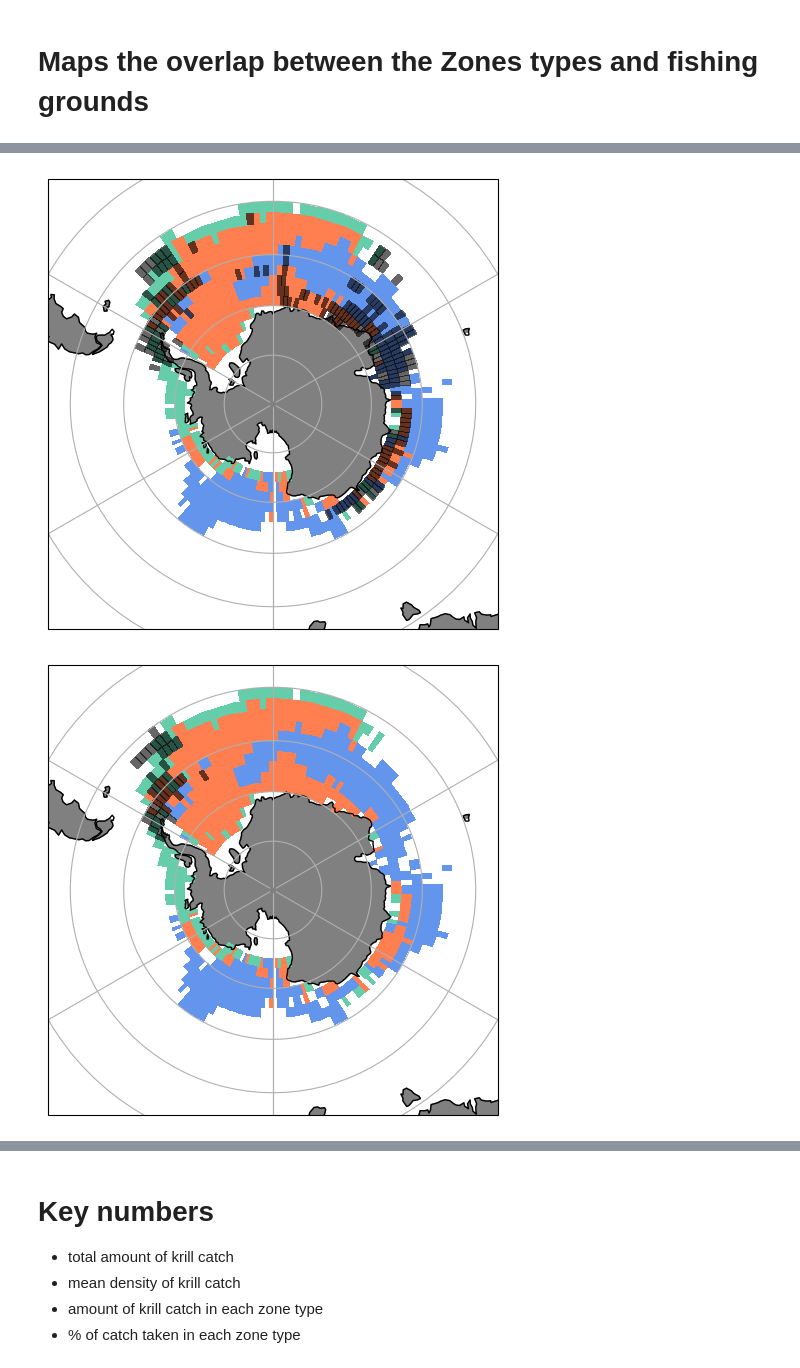
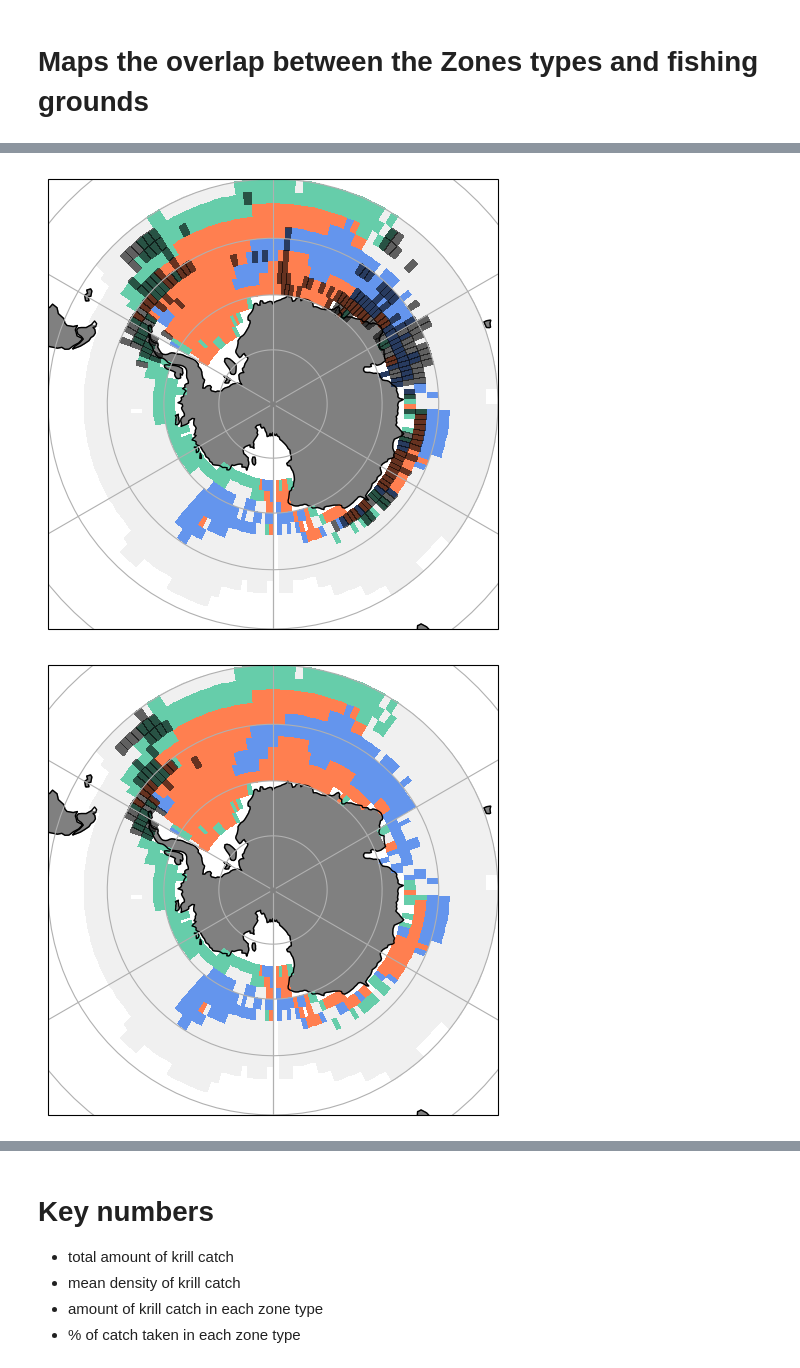
Before and after one commit to AnaelleDurfort/Key_Areas_krill_carbon_sequestration, a Jupyter notebook: 3_Fishing_overlap.ipynb, the cells around one changed output, grey strips where cells are left out. Cells and saved outputs as stored; diff of their text form; code cells hidden in the pictures.

```diff
--- a/3_Fishing_overlap.ipynb
+++ b/3_Fishing_overlap.ipynb
@@ -59,5 +60,5 @@ Data variables:
 # %%
 # save xarray of the temporal average over the three periods
-catch_period1 = xr.open_dataset('./outputs_formated_data/Krill_catch_array_final_1.nc').rename_vars({'__xarray_dataarray_variable__' : 'krill_catch_density_log' })
-catch_period2 = xr.open_dataset('./outputs_formated_data/Krill_catch_array_final_2.nc').rename_vars({'__xarray_dataarray_variable__' : 'krill_catch_density_log' })
-catch_period3 = xr.open_dataset('./outputs_formated_data/Krill_catch_array_final_3.nc').rename_vars({'__xarray_dataarray_variable__' : 'krill_catch_density_log' })
+catch_period1 = xr.open_dataset('./outputs_formated_data/Krill_catch_array_final_1.nc')
+catch_period2 = xr.open_dataset('./outputs_formated_data/Krill_catch_array_final_2.nc')
+catch_period3 = xr.open_dataset('./outputs_formated_data/Krill_catch_array_final_3.nc')
@@ -73,5 +64,0 @@ q1_p3 , q2_p3 = catch_period3['krill_catch_density_log'].quantile([0.33, 0.66])
-# %%
-catch = xr.Dataset.to_array(catch)
-catch_period1 = xr.Dataset.to_array(catch_period1)
-catch_period2 = xr.Dataset.to_array(catch_period2)
-catch_period3 = xr.Dataset.to_array(catch_period3)
@@ -191,5 +67,9 @@ plt.show()
 # %%
 # load the Zones types as xarray
 zones_array = xr.open_dataset('./output_results/zones_krill_carbon.nc').to_array()
+# zones_array = zones_array.sel(latitude=zones_array.latitude[zones_array.latitude < -50])
+lat_mask = zones_array.latitude < -50
+lat_mask = lat_mask.broadcast_like(zones_array)
+zones_array = zones_array.where(lat_mask, drop=True)
 zones_array
 # %% [output]
@@ -250,10 +130,10 @@ p = zones_array.plot(
     add_colorbar = False,
     subplot_kws={"projection": map_proj}, # the plot's projection
     levels=[1, 2, 3, 4],
-    colors =  ['white', 'cornflowerblue', 'mediumaquamarine', 'coral']
+    colors =  ['#f0f0f0', 'cornflowerblue', 'mediumaquamarine', 'coral']
 )
 
-p2 = catch_period1.plot(
+p2 = catch_period1['krill_greenweight_kg_log'].plot(
     transform=ccrs.PlateCarree(),  # the data's projection
     subplot_kws={"projection": map_proj},
     add_colorbar = False,
@@ -284,10 +164,10 @@ p = zones_array.plot(
     add_colorbar = False,
     subplot_kws={"projection": map_proj}, # the plot's projection
     levels=[1, 2, 3, 4],
-    colors =  ['white', 'cornflowerblue', 'mediumaquamarine', 'coral']
+    colors =  ['#f0f0f0', 'cornflowerblue', 'mediumaquamarine', 'coral']
 )
 
-p2 = catch_period2.plot(
+p2 = catch_period2['krill_greenweight_kg_log'].plot(
     transform=ccrs.PlateCarree(),  # the data's projection
     subplot_kws={"projection": map_proj},
     add_colorbar = False,
@@ -314,34 +194,34 @@ plt.show(p2)
 map_proj = ccrs.SouthPolarStereo()
 
 p = zones_array.plot(
     transform=ccrs.PlateCarree(),  # the data's projection
     add_colorbar = False,
     subplot_kws={"projection": map_proj}, # the plot's projection
     levels=[1, 2, 3, 4],
-    colors =  ['white', 'cornflowerblue', 'mediumaquamarine', 'coral']
+    colors =  ['#f0f0f0', 'cornflowerblue', 'mediumaquamarine', 'coral']
 )
 
-p2 = catch_period3.plot(
+p2 = catch_period3['krill_greenweight_kg_log'].plot(
     transform=ccrs.PlateCarree(),  # the data's projection
     subplot_kws={"projection": map_proj},
     add_colorbar = False,
     #color ='orange', # check the grid
     levels=[1, 2, 3, 4],
     colors = 'black', #['white', 'cornflowerblue', 'mediumaquamarine', 'coral'], # 'black' ,#orangered',
     alpha = 0.6
 )
 
 p.axes.gridlines()
 p.axes.add_feature(cfeature.LAND, color='grey')
 p.axes.add_feature(cfeature.COASTLINE)
 #cb = plt.colorbar(p, label = 'overlap', shrink = 0.8)
 #plt.legend()
 #plt.title('Spatial overlap of the upper 1/3 quantile of the krill abundance, \n the time of carbon sequestration and the 2/3 upper \n quantile of the number of krill catch')
 plt.title('')
 plt.tight_layout()
 plt.savefig('./figures/p_overlap_zone_fishingP3.png', bbox_inches='tight', dpi=300)
 
 plt.show(p2)
 # %% [output]
-[figure, old version]
+[figure, new version]
-[figure, old version]
+[figure, new version]
```
Also changed, not shown: parts of 39 cells of this notebook, 21 other files.
